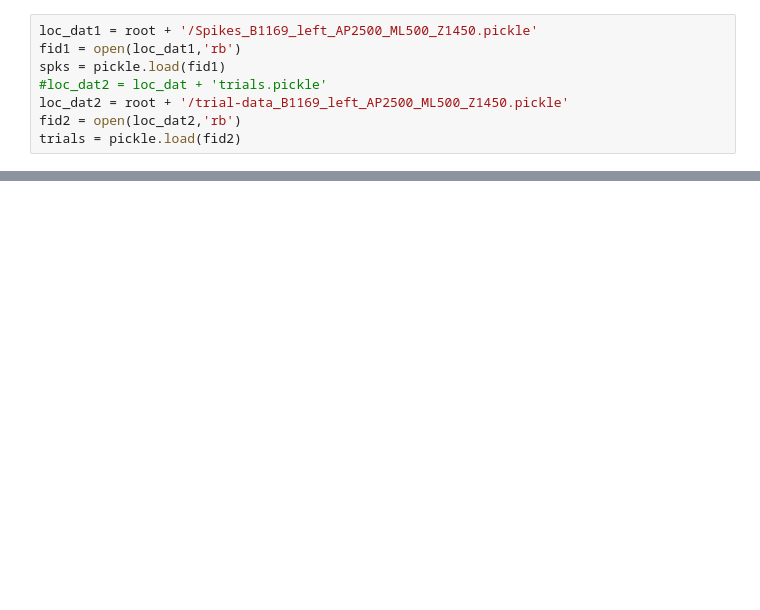
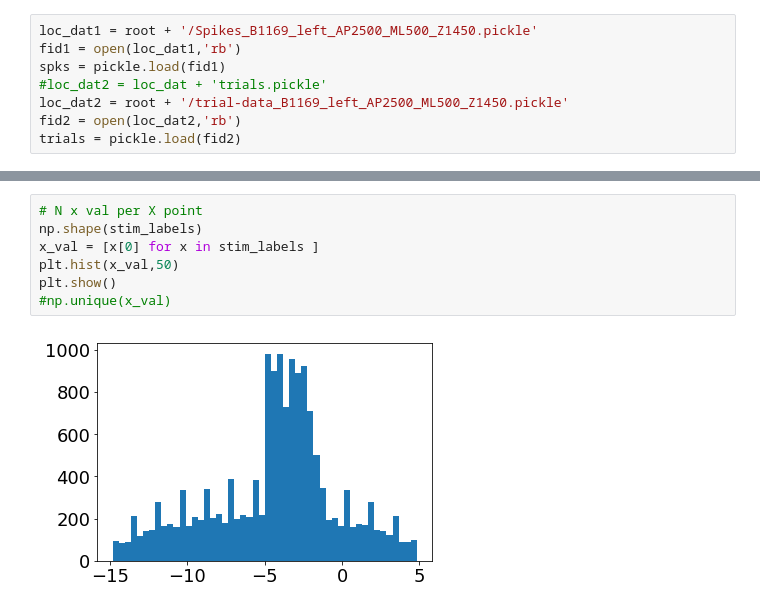
Before and after one commit to TimCSheehan/try_STRF, a Jupyter notebook: attempt_big_grid.ipynb, the cells around one changed output, grey strips where cells are left out. Saved outputs shown, nothing was run; the diff lists cells and outputs as text; blank space fills up the shorter version.

```diff
--- a/attempt_big_grid.ipynb
+++ b/attempt_big_grid.ipynb
@@ -62,0 +171,9 @@ AttributeError: 'DataFrame' object has no attribute 'stim_points'
+# %%
+# N x val per X point
+np.shape(stim_labels)
+x_val = [x[0] for x in stim_labels ]
+plt.hist(x_val,50)
+plt.show()
+#np.unique(x_val)
+# %% [output]
+[figure, added]
```
Also changed, not shown: parts of 12 cells of this notebook.
